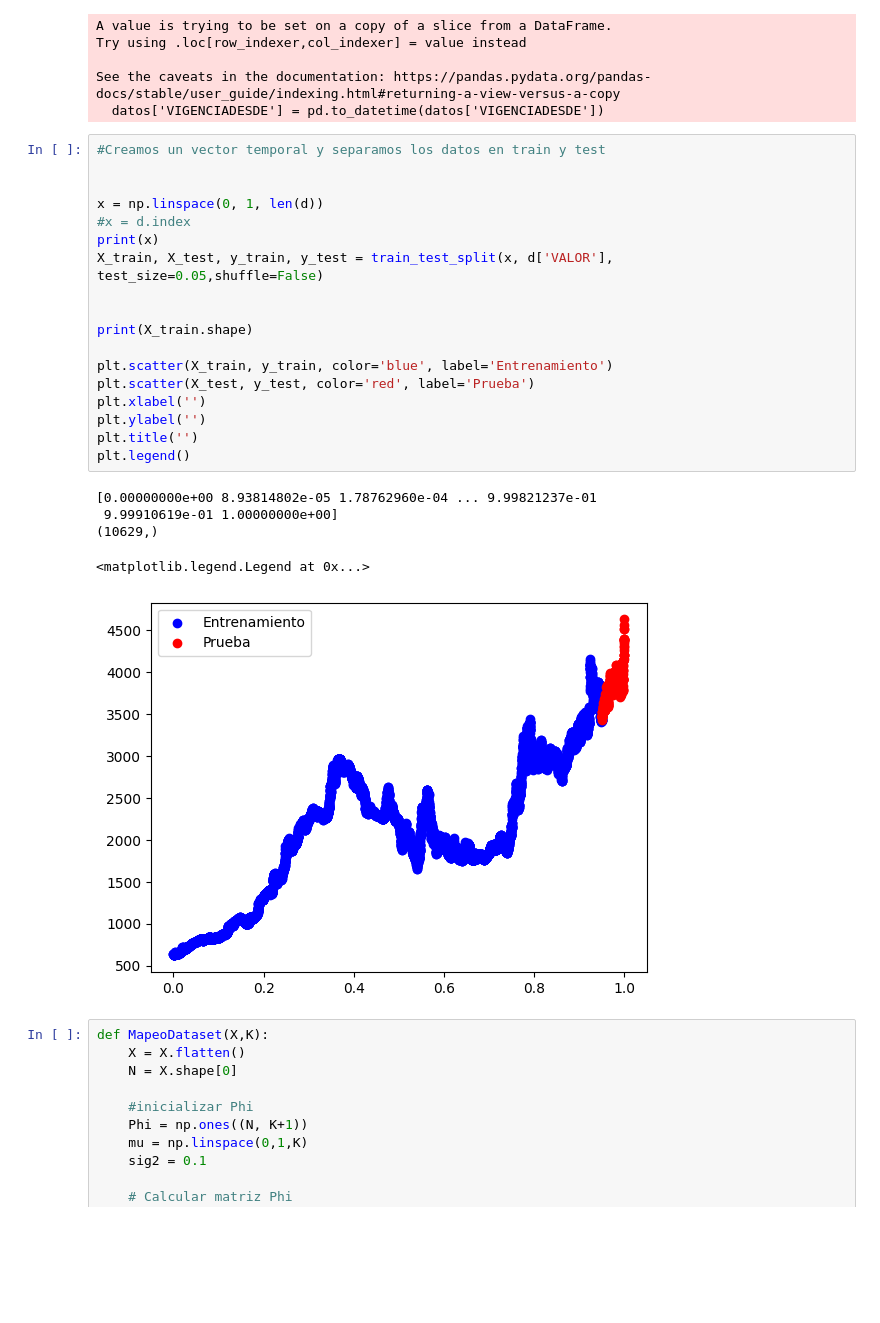
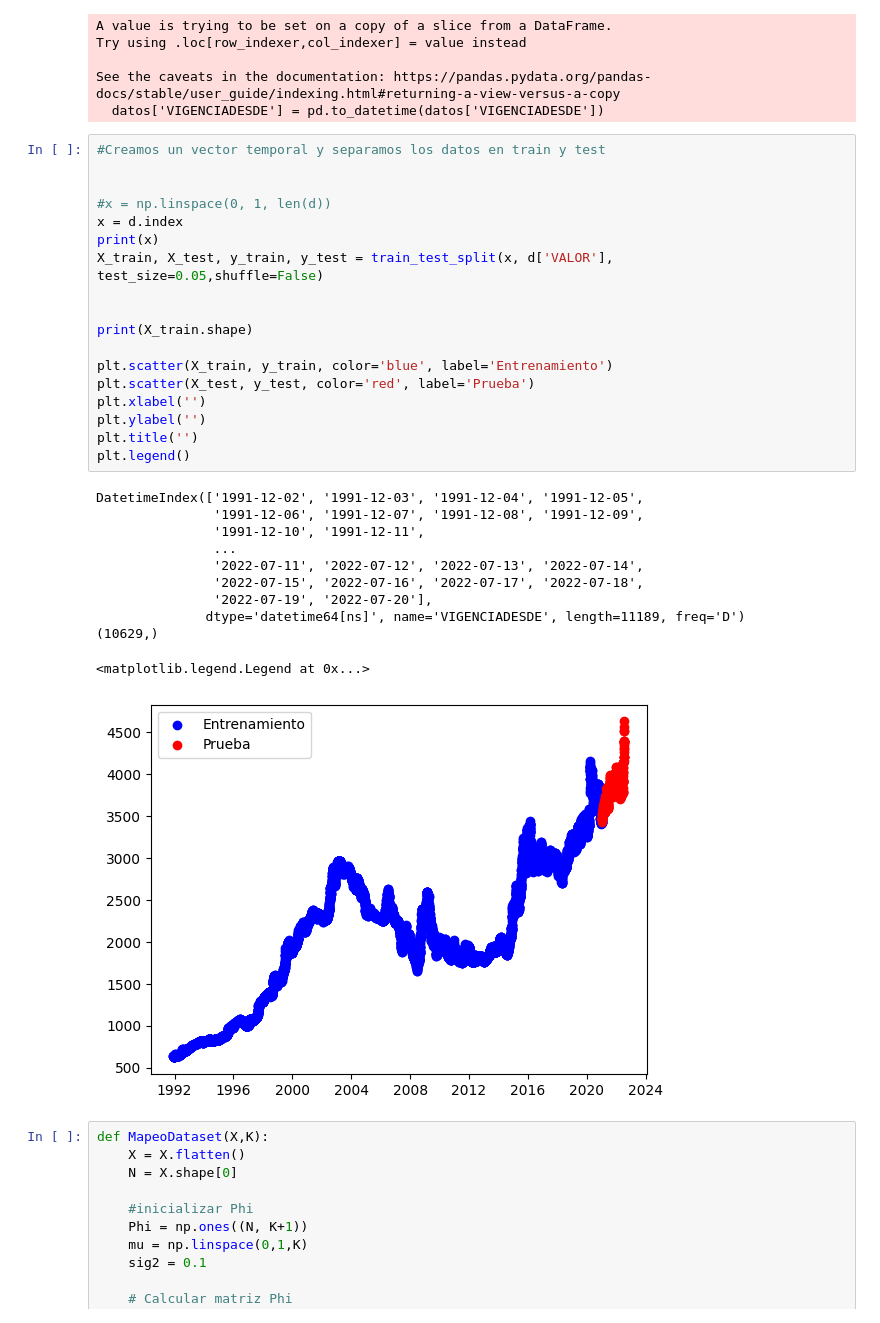
Before and after one commit to cabb1808/ProyectoSenales3, a Jupyter notebook: Proyecto_Final.ipynb, the cells around one changed output. Saved outputs shown, nothing was run; the diff lists cells and outputs as text; blank space fills up the shorter version.

```diff
--- a/Proyecto_Final.ipynb
+++ b/Proyecto_Final.ipynb
@@ -66,27 +66,33 @@ See the caveats in the documentation: https://pandas.pydata.org/pandas-docs/stab
 # %%
 #Creamos un vector temporal y separamos los datos en train y test
 
 
-x = np.linspace(0, 1, len(d))
-#x = d.index
+#x = np.linspace(0, 1, len(d))
+x = d.index
 print(x)
 X_train, X_test, y_train, y_test = train_test_split(x, d['VALOR'], test_size=0.05,shuffle=False)
 
 
 print(X_train.shape)
 
 plt.scatter(X_train, y_train, color='blue', label='Entrenamiento')
 plt.scatter(X_test, y_test, color='red', label='Prueba')
 plt.xlabel('')
 plt.ylabel('')
 plt.title('')
 plt.legend()
 # %% [output]
-[0.00000000e+00 8.93814802e-05 1.78762960e-04 ... 9.99821237e-01
- 9.99910619e-01 1.00000000e+00]
+DatetimeIndex(['1991-12-02', '1991-12-03', '1991-12-04', '1991-12-05',
+               '1991-12-06', '1991-12-07', '1991-12-08', '1991-12-09',
+               '1991-12-10', '1991-12-11',
+               ...
+               '2022-07-11', '2022-07-12', '2022-07-13', '2022-07-14',
+               '2022-07-15', '2022-07-16', '2022-07-17', '2022-07-18',
+               '2022-07-19', '2022-07-20'],
+              dtype='datetime64[ns]', name='VIGENCIADESDE', length=11189, freq='D')
 (10629,)
 <matplotlib.legend.Legend at 0x...>
-[figure, old version]
+[figure, new version]
 # %%
 def MapeoDataset(X,K):
     X = X.flatten()
```
Also changed, not shown: parts of 3 cells of this notebook.
